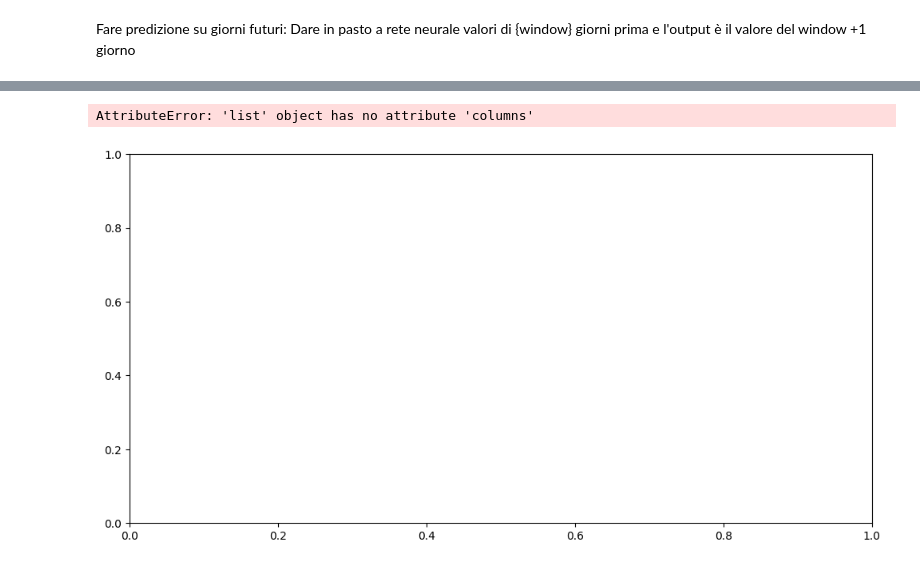
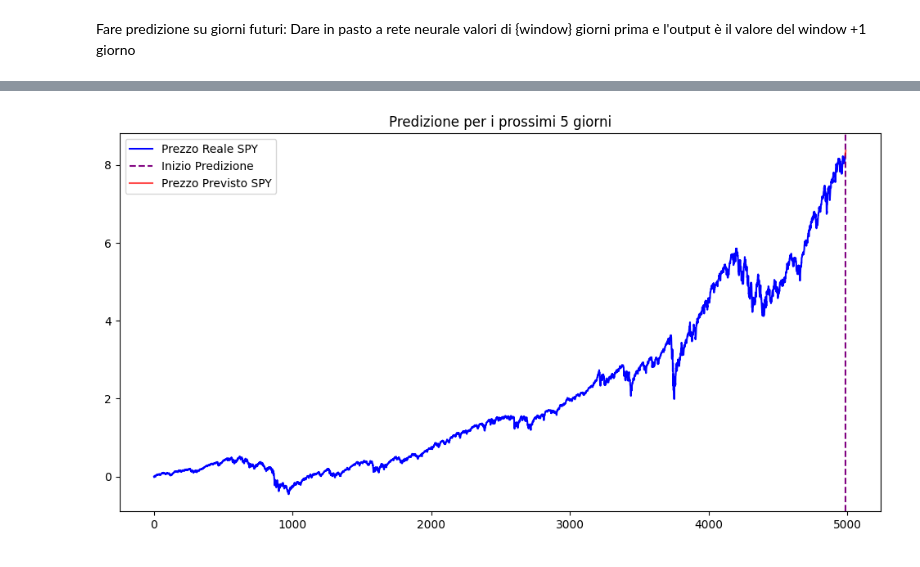
Before and after one commit to sforin/ETFTrading, a Jupyter notebook: etf_trading.ipynb, the cells around one changed output, grey strips where cells are left out. Cells and saved outputs as stored; diff of their text form; code cells hidden in the pictures.

Commit message:
Prediction on next five days
Dataset changed, the model now predicts future five days

```diff
--- a/etf_trading.ipynb
+++ b/etf_trading.ipynb
@@ -218,9 +217,9 @@ for i in range(len(train_data)):
     test_data[i].iloc[:, [features.index(f) for f in features_minmax]] = test_scaled_minmax[i]
 
 # Crea le sequenze temporali per LSTM
-x_train, y_train = create_sequences(train_data, window)
-x_valid, y_valid = create_sequences(valid_data, window)
-x_test, y_test = create_sequences(test_data, window)
+x_train, y_train = create_sequences(train_data, window, future_days)
+x_valid, y_valid = create_sequences(valid_data, window, future_days)
+x_test, y_test = create_sequences(test_data, window, future_days)
 
 # Reshape per LSTM
 x_train = x_train.reshape((x_train.shape[0], window, num_features))
@@ -243,6 +259,8 @@ from tensorflow.keras.layers import LSTM, GRU, Dense, Dropout, BatchNormalizatio
 from tensorflow.keras.optimizers import AdamW
 from tensorflow.keras.callbacks import ReduceLROnPlateau
 from tensorflow.keras.optimizers import Adam
+from tensorflow.keras.layers import Reshape
+
 
 import tensorflow as tf
 
@@ -302,7 +320,8 @@ model.add(Dense(units=32, activation="relu"))
 model.add(Dropout(0.1))
 
 # Output
-model.add(Dense(units=num_features))
+model.add(Dense(units=future_days * num_features))
+model.add(Reshape((future_days, num_features)))  # Lo riorganizza in (5, 7)
 
 # Compilazione del modello con AdamW e Huber loss
 optimizer = AdamW(learning_rate=0.001, weight_decay=1e-5)
@@ -449,35 +465,61 @@ plt.show()
 Fare predizione su giorni futuri:
 Dare in pasto a rete neurale valori di {window} giorni prima e l'output è il valore del window +1 giorno
 # %%
-future_days = 50  # Numero di giorni futuri da prevedere
-last_window = np.copy(x_test[-1:])  # Prende l'ultima finestra
+days_to_predict = 5  # Numero di giorni futuri da prevedere
+
+#if x_test[i][x] == 0 -> etf spy
+
+x_test_spy = []
+
+for i in range(len(x_test)):
+    if x_test[i][0][0] == spy_id:
+        x_test_spy.append(x_test[i])
+
+x_test_spy = np.array(x_test_spy)
+
+last_close = dataset_spy.iloc[-1]
+last_window = np.copy(x_test_spy[-1:])  # Prende l'ultima finestra
 
 future_predictions = []  # Lista per salvare le predizioni future
+last_window_array = []
+for i in range(days_to_predict):
+    next_pred = model.predict(last_window)  # Predizione per tutti i titoli
+    next_pred[0][0] = spy_id
 
-for i in range(future_days):
-    next_pred = model.predict(last_window)  # Predizione per tutti i titoli
+    print(next_pred.flatten())
+    print("_____________________")
     future_predictions.append(next_pred.flatten())  # Salva i 5 valori previsti
 
     # Shift della finestra temporale
-    last_window = np.roll(last_window, shift=-1, axis=1)
-    last_window[0, -1, :] = next_pred  # Inserisce la nuova predizione all'ultimo posto
-
+    new_window = []
+    for i in range(1,len(last_window)):
+        new_window.append(last_window[i])
+    new_window.append(next_pred)
+    last_window = np.array(new_window)
+    #last_window = np.roll(last_window, shift=-1, axis=1)
+    #last_window[0, -1, :] = next_pred  # Inserisce la nuova predizione all'ultimo posto
 # Converti le predizioni alla scala originale
 future_predictions = np.array(future_predictions)
+print(future_predictions)
+future_prediction_close = []
+future_prediction_close.append(future_predictions[0][1]*last_close)
+for i in range(1,len(future_predictions)):
+    future_prediction_close.append(future_predictions[i][1]*future_prediction_close[-1])
+
+#print(future_predictions)
 
 # Creazione del grafico per ogni titolo
 fig, ax = plt.subplots(figsize=(12, 6))
 
 # Plotta i dati originali
-for i, col in enumerate(data.columns):
-    ax.plot(range(len(data)), data[col], label=f"Dati originali - {col}")
+
+ax.plot(dataset_spy, label="Prezzo Reale SPY", color='blue')
 
 # Plotta le predizioni future per ogni titolo
-for i, col in enumerate(data.columns):
-    ax.plot(range(len(data), len(data) + future_days),
-            future_predictions[:, i], 'r+:', label=f"Predizione {col}")
 
-ax.axvline(x=len(data), color='purple', linestyle='--', label="Inizio Predizione")
+ax.axvline(x=len(dataset_spy), color='purple', linestyle='--', label="Inizio Predizione")
+ax.plot(range(len(dataset_spy), len(dataset_spy) + len(future_prediction_close)), future_prediction_close, 'r-', label="Prezzo Previsto SPY", alpha=0.7)
+
 ax.set_title(f"Predizione per i prossimi {future_days} giorni")
 ax.legend()
 plt.show()
@@ -502,2 +544 @@ plt.show()
-AttributeError: 'list' object has no attribute 'columns'
-[figure, old version]
+[figure, new version]
```
Also changed, not shown: parts of 8 cells of this notebook, 1 other file.
